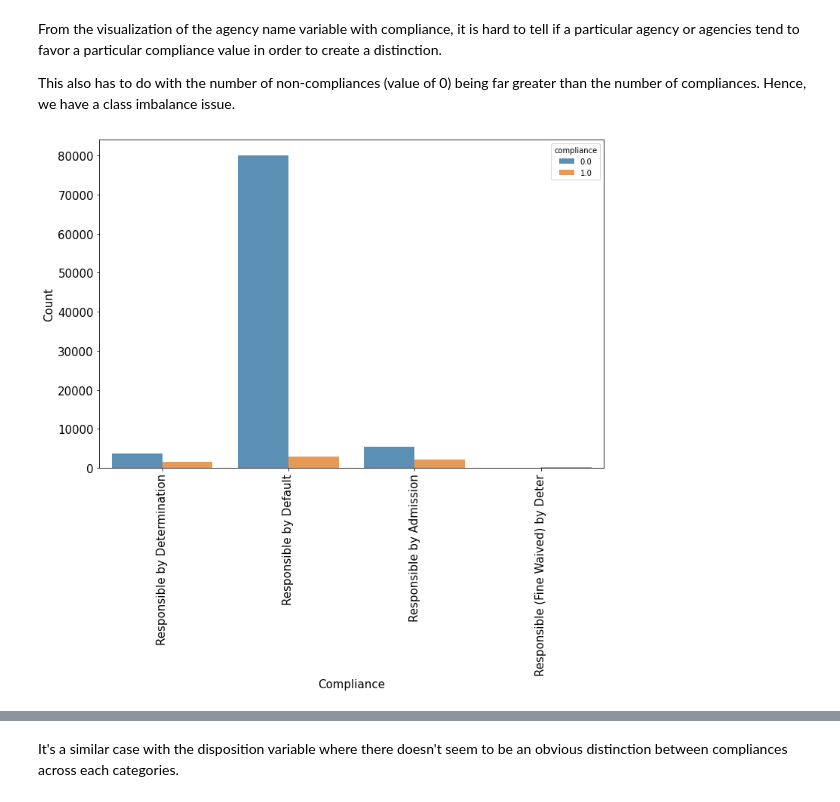
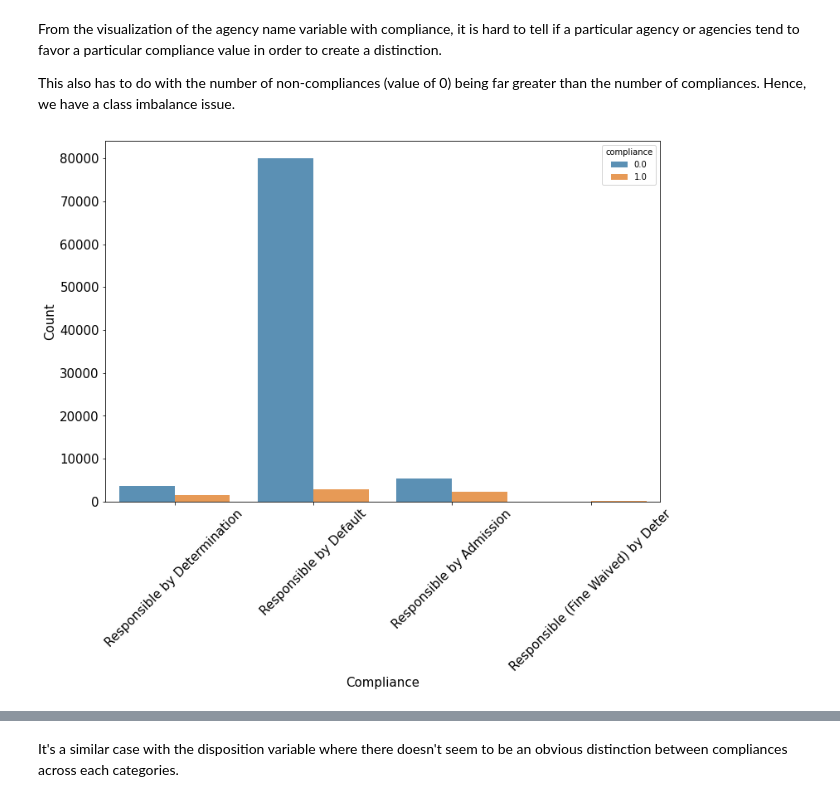
Before and after one commit to saychelsea11/Predicting-Property-Maintenance-Fine-Payment, a Jupyter notebook: Predicting_Property_Maintenance_Fines.ipynb, the cells around one changed output, grey strips where cells are left out. Drawn from its saved outputs; the diff is of its cells as text; code cells hidden in the pictures.

```diff
--- a/Predicting_Property_Maintenance_Fines.ipynb
+++ b/Predicting_Property_Maintenance_Fines.ipynb
@@ -339,10 +329,10 @@ This also has to do with the number of non-compliances (value of 0) being far gr
 # %%
 plt.figure(figsize=(12,8))
 sns.countplot(data=train_df,x='disposition',hue='compliance',alpha=0.8)
 plt.xlabel('Compliance',size=15)
 plt.ylabel('Count',size=15)
-plt.xticks(rotation=90,size=15)
+plt.xticks(rotation=45,size=15)
 plt.yticks(size=15)
 plt.show()
 # %% [output]
-[figure, old version]
+[figure, new version]
```
Also changed, not shown: parts of 95 cells of this notebook.
